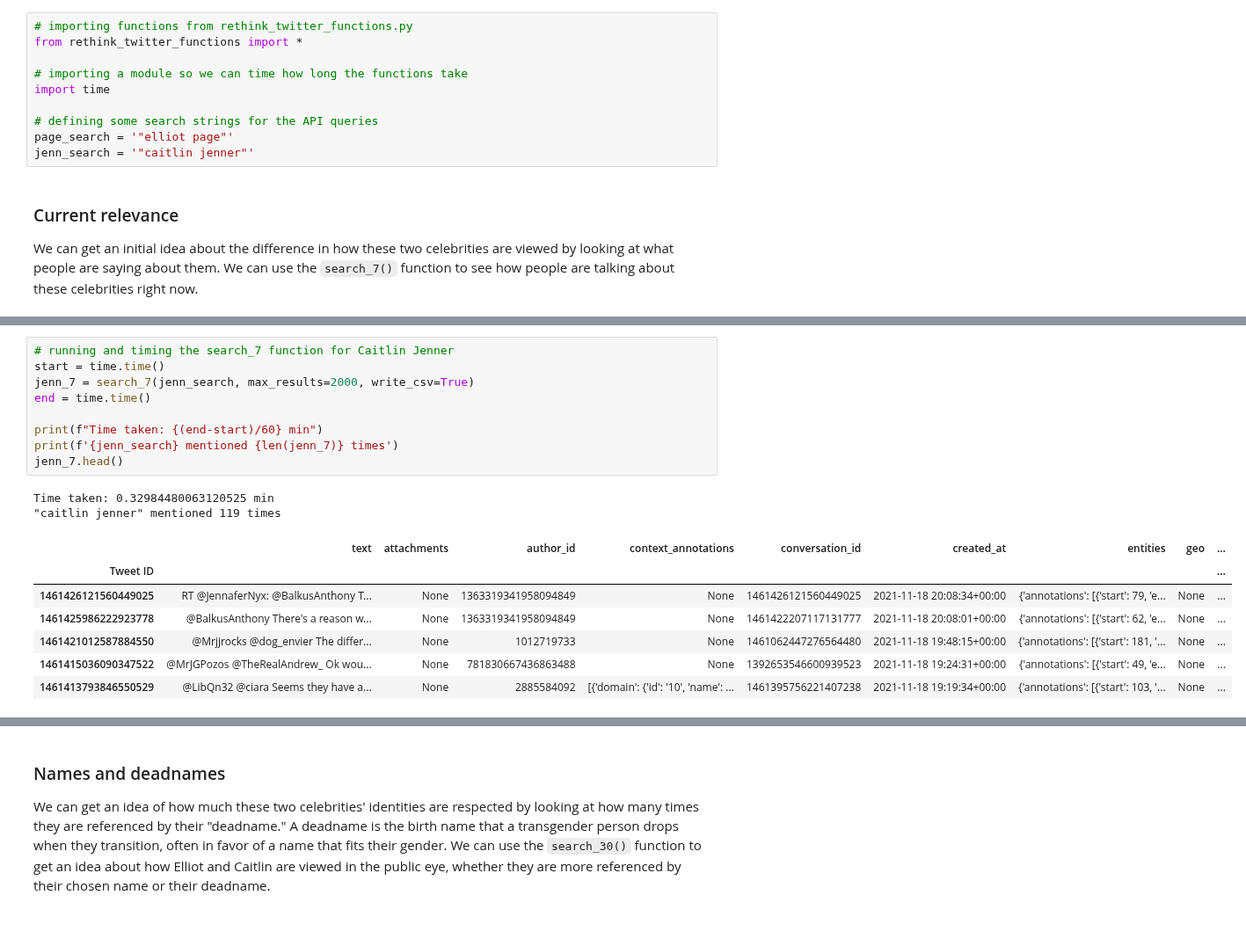
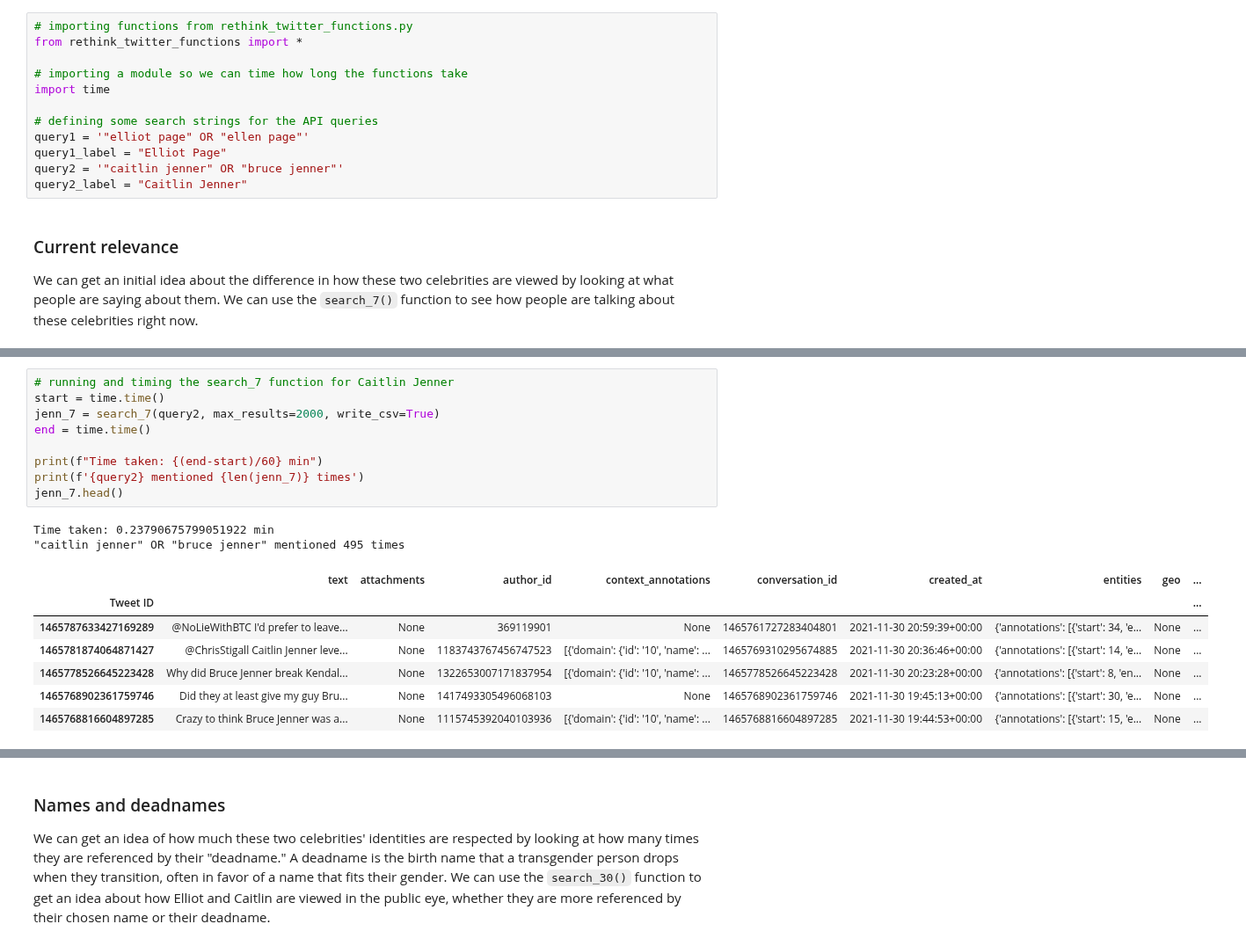
Before and after one commit to rethink-media/rethink-twitter, a Jupyter notebook: notebooks/ReThink Twitter API User Guide.ipynb, the cells around one changed output, grey strips where cells are left out. Shown at 88% size. Cells and saved outputs as stored; diff of their text form.

```diff
--- a/notebooks/ReThink Twitter API User Guide.ipynb
+++ b/notebooks/ReThink Twitter API User Guide.ipynb
@@ -489,8 +489,10 @@ from rethink_twitter_functions import *
 import time
 
 # defining some search strings for the API queries
-page_search = '"elliot page"'
-jenn_search = '"caitlin jenner"'
+query1 = '"elliot page" OR "ellen page"'
+query1_label = "Elliot Page"
+query2 = '"caitlin jenner" OR "bruce jenner"'
+query2_label = "Caitlin Jenner"
 # %% [markdown]
 ### Current relevance
 
@@ -543,22 +545,22 @@ Coffee and the thrill of Elliot Page coming out as trans
 # %%
 # running and timing the search_7 function for Caitlin Jenner
 start = time.time()
-jenn_7 = search_7(jenn_search, max_results=2000, write_csv=True)
+jenn_7 = search_7(query2, max_results=2000, write_csv=True)
 end = time.time()
 
 print(f"Time taken: {(end-start)/60} min")
-print(f'{jenn_search} mentioned {len(jenn_7)} times')
+print(f'{query2} mentioned {len(jenn_7)} times')
 jenn_7.head()
 # %% [output]
-Time taken: 0.32984480063120525 min
-"caitlin jenner" mentioned 119 times
+Time taken: 0.23790675799051922 min
+"caitlin jenner" OR "bruce jenner" mentioned 495 times
 |  | text | attachments | author_id | context_annotations | conversation_id | created_at | entities | geo | ... |
 | Tweet ID |  |  |  |  |  |  |  |  | ... |
-| 1461426121560449025 | RT @JennaferNyx: @BalkusAnthony T... | None | 1363319341958094849 | None | 1461426121560449025 | 2021-11-18 20:08:34+00:00 | {'annotations': [{'start': 79, 'e... | None | ... |
-| 1461425986222923778 | @BalkusAnthony There's a reason w... | None | 1363319341958094849 | None | 1461422207117131777 | 2021-11-18 20:08:01+00:00 | {'annotations': [{'start': 62, 'e... | None | ... |
-| 1461421012587884550 | @Mrjjrocks @dog_envier The differ... | None | 1012719733 | None | 1461062447276564480 | 2021-11-18 19:48:15+00:00 | {'annotations': [{'start': 181, '... | None | ... |
-| 1461415036090347522 | @MrJGPozos @TheRealAndrew_ Ok wou... | None | 781830667436863488 | None | 1392653546600939523 | 2021-11-18 19:24:31+00:00 | {'annotations': [{'start': 49, 'e... | None | ... |
-| 1461413793846550529 | @LibQn32 @ciara Seems they have a... | None | 2885584092 | [{'domain': {'id': '10', 'name': ... | 1461395756221407238 | 2021-11-18 19:19:34+00:00 | {'annotations': [{'start': 103, '... | None | ... |
+| 1465787633427169289 | @NoLieWithBTC I'd prefer to leave... | None | 369119901 | None | 1465761727283404801 | 2021-11-30 20:59:39+00:00 | {'annotations': [{'start': 34, 'e... | None | ... |
+| 1465781874064871427 | @ChrisStigall Caitlin Jenner leve... | None | 1183743767456747523 | [{'domain': {'id': '10', 'name': ... | 1465769310295674885 | 2021-11-30 20:36:46+00:00 | {'annotations': [{'start': 14, 'e... | None | ... |
+| 1465778526645223428 | Why did Bruce Jenner break Kendal... | None | 1322653007171837954 | [{'domain': {'id': '10', 'name': ... | 1465778526645223428 | 2021-11-30 20:23:28+00:00 | {'annotations': [{'start': 8, 'en... | None | ... |
+| 1465768902361759746 | Did they at least give my guy Bru... | None | 1417493305496068103 | None | 1465768902361759746 | 2021-11-30 19:45:13+00:00 | {'annotations': [{'start': 30, 'e... | None | ... |
+| 1465768816604897285 | Crazy to think Bruce Jenner was a... | None | 1115745392040103936 | [{'domain': {'id': '10', 'name': ... | 1465768816604897285 | 2021-11-30 19:44:53+00:00 | {'annotations': [{'start': 15, 'e... | None | ... |
 # %%
 # showing samples of tweets within DataFrame
 jenn_sample = jenn_7.sample(n=10)
```
Also changed, not shown: parts of 8 cells of this notebook, 3 other files.
